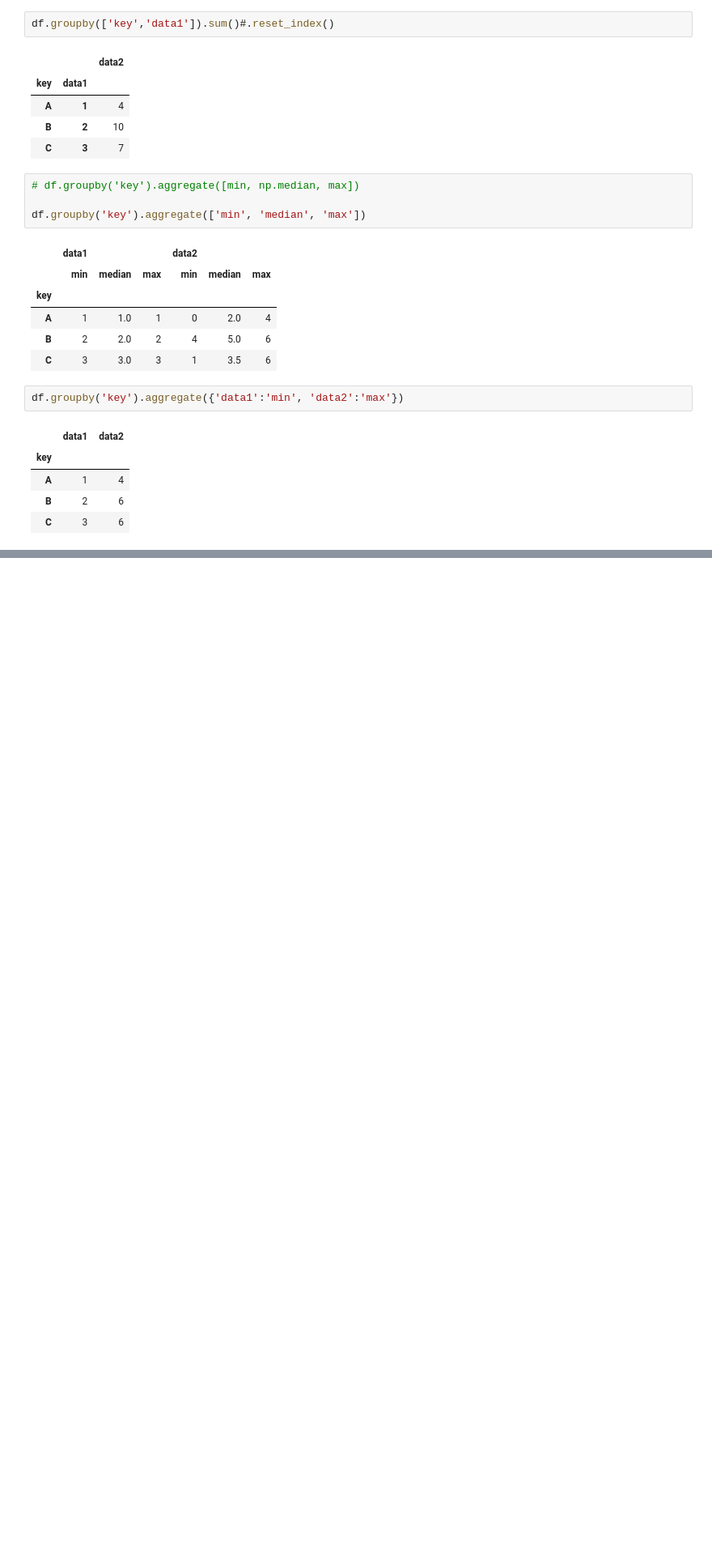
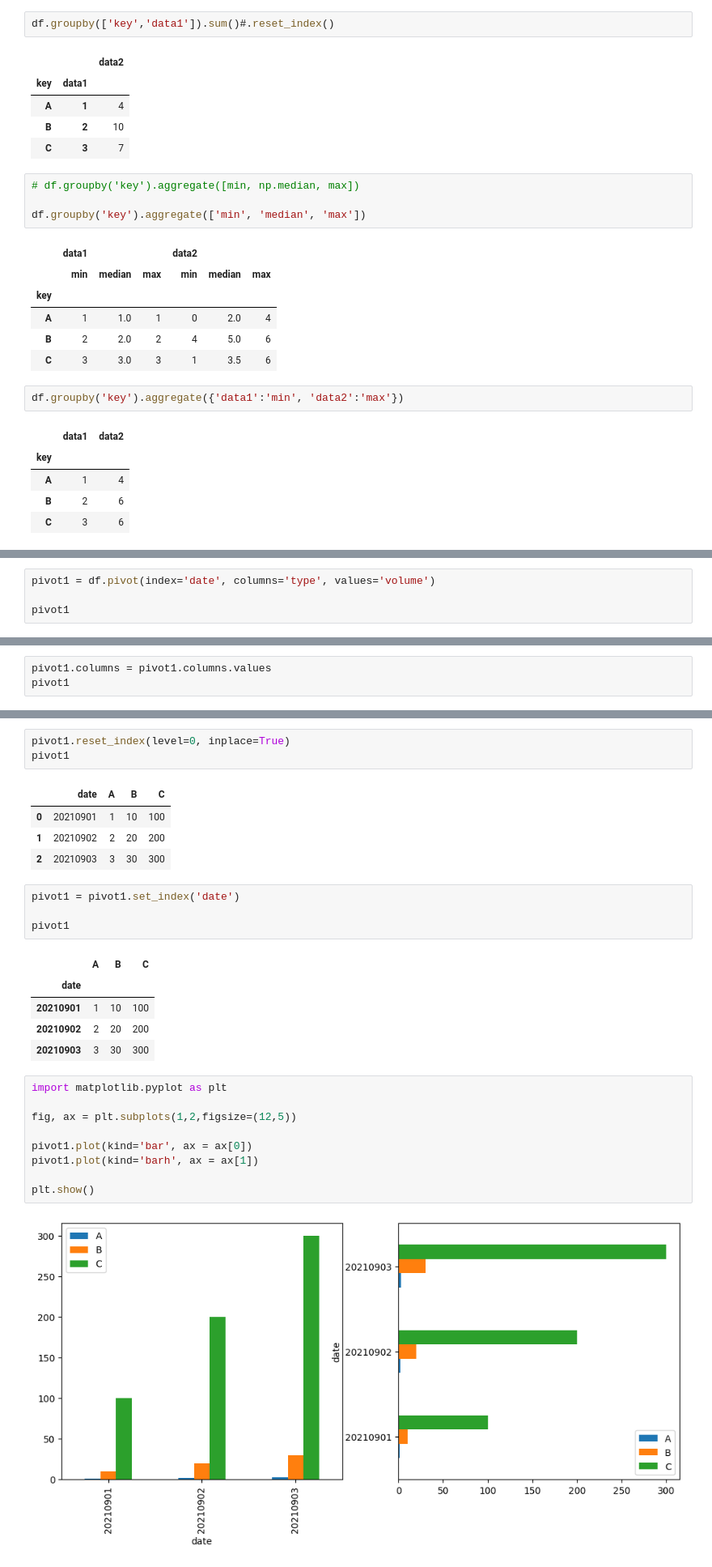
Before and after one commit to BSEom/py_ex, a Jupyter notebook: python11.ipynb, the cells around one changed output, grey strips where cells are left out. Shown: that part at 81% size. Saved outputs shown, nothing was run; the diff lists cells and outputs as text; blank space fills up the shorter version.

```diff
--- a/python11.ipynb
+++ b/python11.ipynb
@@ -322,0 +444,4 @@ df.groupby('key').aggregate({'data1':'min', 'data2':'max'})
+# %%
+pivot1 = df.pivot(index='date', columns='type', values='volume')
+
+pivot1
@@ -322,0 +454,3 @@ df.groupby('key').aggregate({'data1':'min', 'data2':'max'})
+# %%
+pivot1.columns = pivot1.columns.values
+pivot1
@@ -322,0 +463,29 @@ df.groupby('key').aggregate({'data1':'min', 'data2':'max'})
+# %%
+pivot1.reset_index(level=0, inplace=True)
+pivot1
+# %% [output]
+|  | date | A | B | C |
+| 0 | 20210901 | 1 | 10 | 100 |
+| 1 | 20210902 | 2 | 20 | 200 |
+| 2 | 20210903 | 3 | 30 | 300 |
+# %%
+pivot1 = pivot1.set_index('date')
+
+pivot1
+# %% [output]
+|  | A | B | C |
+| date |  |  |  |
+| 20210901 | 1 | 10 | 100 |
+| 20210902 | 2 | 20 | 200 |
+| 20210903 | 3 | 30 | 300 |
+# %%
+import matplotlib.pyplot as plt
+
+fig, ax = plt.subplots(1,2,figsize=(12,5))
+
+pivot1.plot(kind='bar', ax = ax[0])
+pivot1.plot(kind='barh', ax = ax[1])
+
+plt.show()
+# %% [output]
+[figure, added]
```
Also changed, not shown: parts of 17 cells of this notebook, 6 other files.
